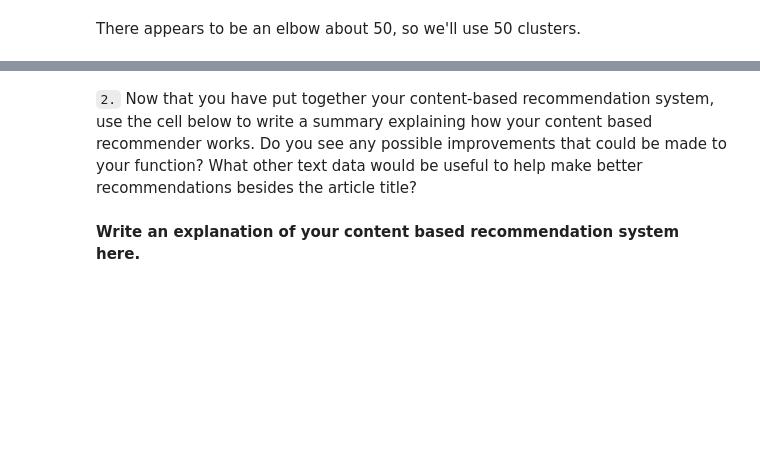
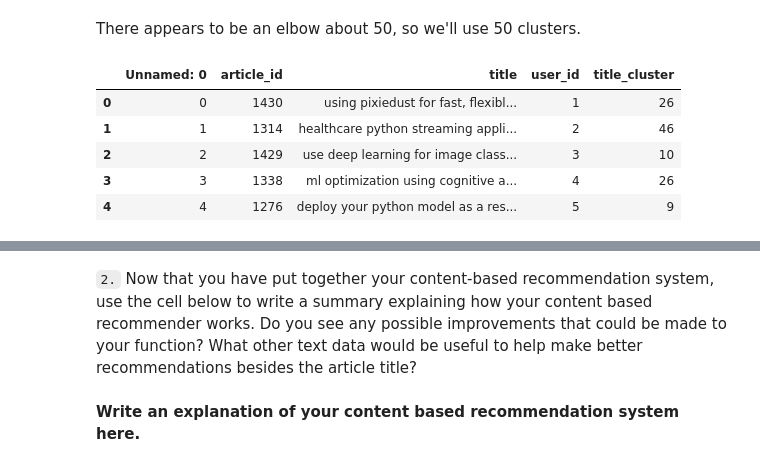
Before and after one commit to norrateng/recommendation_systems_project, a Jupyter notebook: starter/Recommendations_with_IBM.ipynb, the cells around one changed output, grey strips where cells are left out. Saved outputs shown, nothing was run; the diff lists cells and outputs as text; code cells hidden in the pictures; blank space fills up the shorter version.

```diff
--- a/starter/Recommendations_with_IBM.ipynb
+++ b/starter/Recommendations_with_IBM.ipynb
@@ -871,15 +907,43 @@ plt.xlabel('Number of clusters')
 # %% [markdown]
 There appears to be an elbow about 50, so we'll use 50 clusters.
 # %%
-n_clusters = # Number of clusters
+n_clusters = 50 # Number of clusters
 kmeans = KMeans(
     # Your code here, same as parameters above
-).fit()
+    n_clusters = n_clusters, random_state=322
+).fit(X_lsa)
+# %%
+# create a new column `title_cluster` and assign it the kmeans cluster labels
+# First we need to map the labels to df_unique_articles article ids and then apply those to df
+article_cluster_map = {} # Map article_id to cluster label
+df['title_cluster'] = # apply map to create title clusters
+
+
+# Assuming you have already fitted your KMeans model and have the labels
+# Let's say df_unique_articles is your DataFrame containing the article IDs and you have a KMeans model called kmeans
+
+# Step 1: Create a mapping of article IDs to cluster labels
+article_cluster_map = dict(zip(df_unique_articles['article_id'], kmeans.labels_))
+
+# Step 2: Create a new column `title_cluster` in the original DataFrame
+# You can use the map function to apply the mapping to the 'article_id' column
+df['title_cluster'] = df['article_id'].map(article_cluster_map)
+
+# Now df will have a new column 'title_cluster' with the corresponding cluster labels
 # %%
 # create a new column `title_cluster` and assign it the kmeans cluster labels
 # First we need to map the labels to df_unique_articles article ids and then apply those to df
-article_cluster_map = {} # Map article_id to cluster label
-df['title_cluster'] = # apply map to create title clusters
+article_cluster_map = dict(zip(df_unique_articles['article_id'], kmeans.labels_)) # Map article_id to cluster label
+df['title_cluster'] = df['article_id'].map(article_cluster_map) # apply map to create title clusters
+
+df.head()
+# %% [output]
+|  | Unnamed: 0 | article_id | title | user_id | title_cluster |
+| 0 | 0 | 1430 | using pixiedust for fast, flexibl... | 1 | 26 |
+| 1 | 1 | 1314 | healthcare python streaming appli... | 2 | 46 |
+| 2 | 2 | 1429 | use deep learning for image class... | 3 | 10 |
+| 3 | 3 | 1338 | ml optimization using cognitive a... | 4 | 26 |
+| 4 | 4 | 1276 | deploy your python model as a res... | 5 | 9 |
 # %%
 # Let's check the number of articles in each cluster
 np.array(np.unique(kmeans.labels_, return_counts=True)).T
```
Also changed, not shown: parts of 7 cells of this notebook.
